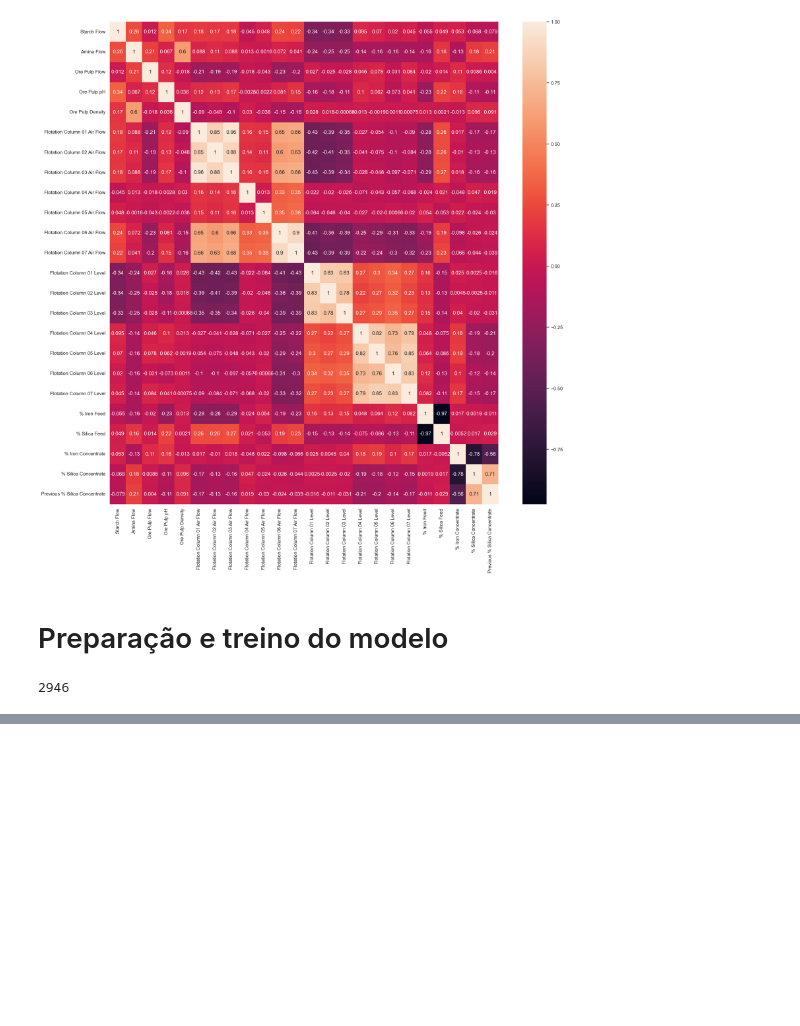
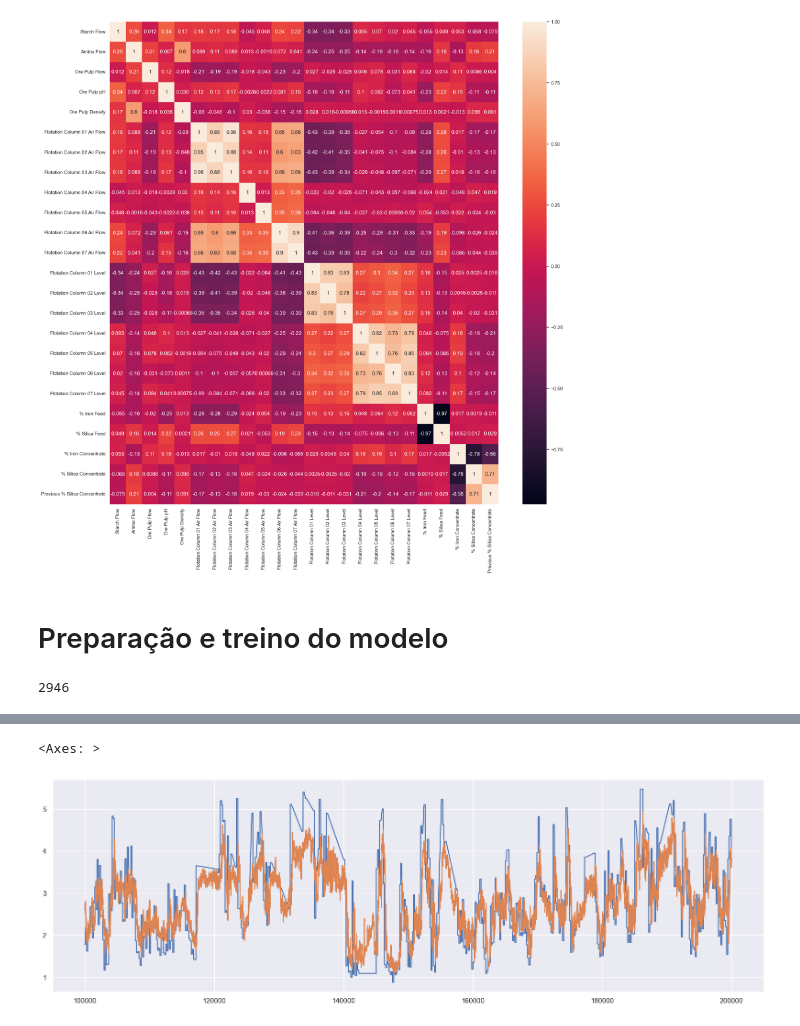
Before and after one commit to matleobor/case-ihm, a Jupyter notebook: flotation-analysis.ipynb, the cells around one changed output, grey strips where cells are left out. Saved outputs shown, nothing was run; the diff lists cells and outputs as text; code cells hidden in the pictures; blank space fills up the shorter version.

```diff
--- a/flotation-analysis.ipynb
+++ b/flotation-analysis.ipynb
@@ -352,0 +394,6 @@ y_prediction.plot()
+# %%
+raw_data['% Silica Concentrate'].iloc[100000:200000].plot()
+rf_full_data_prediction.iloc[100000:200000].plot()
+# %% [output]
+<Axes: >
+[figure, added]
```
Also changed, not shown: parts of 19 cells of this notebook.
